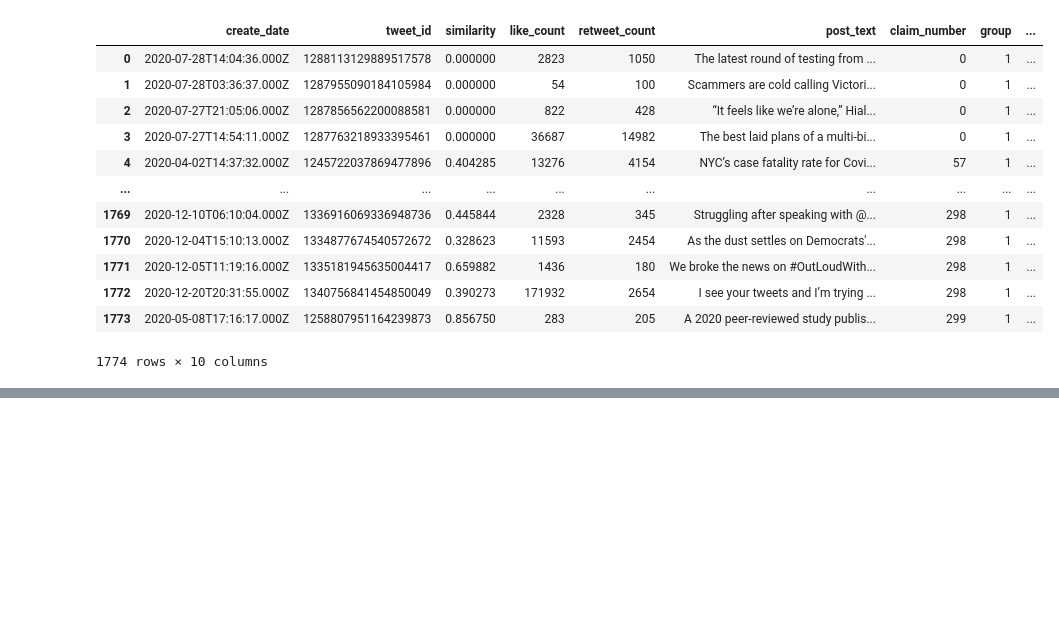
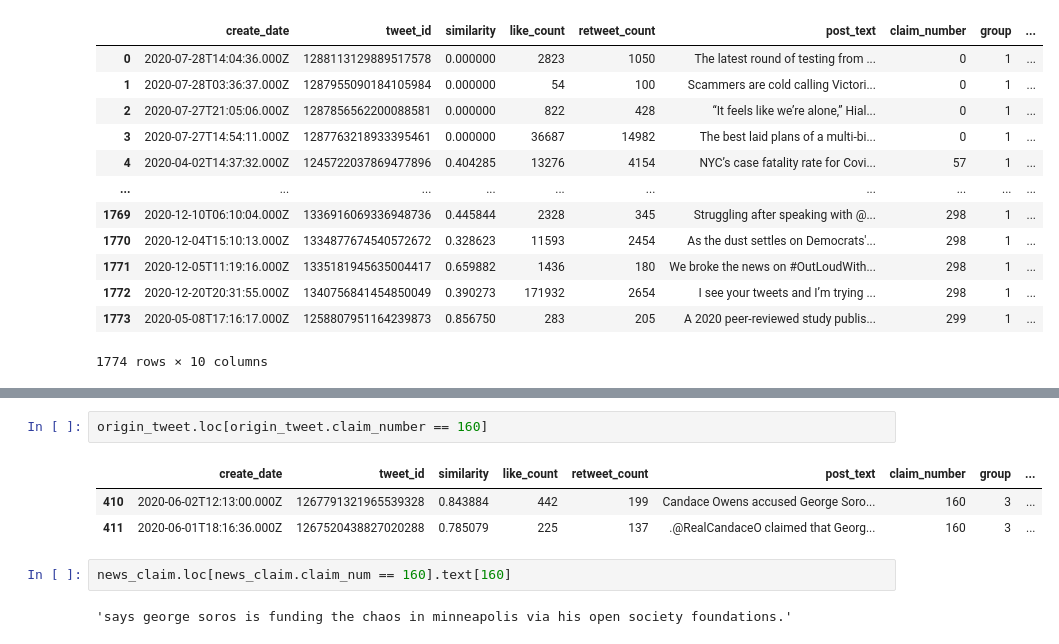
Before and after one commit to ethan-grinberg/misinformation-cluster-analysis, a Jupyter notebook: notebooks/7-ebg-exploring-fibvid.ipynb, the cells around one changed output, grey strips where cells are left out. Saved outputs shown, nothing was run; the diff lists cells and outputs as text; blank space fills up the shorter version.

```diff
--- a/notebooks/7-ebg-exploring-fibvid.ipynb
+++ b/notebooks/7-ebg-exploring-fibvid.ipynb
@@ -40,0 +84,10 @@ claim_propagation
+# %%
+origin_tweet.loc[origin_tweet.claim_number == 160]
+# %% [output]
+|  | create_date | tweet_id | similarity | like_count | retweet_count | post_text | claim_number | group | ... |
+| 410 | 2020-06-02T12:13:00.000Z | 1267791321965539328 | 0.843884 | 442 | 199 | Candace Owens accused George Soro... | 160 | 3 | ... |
+| 411 | 2020-06-01T18:16:36.000Z | 1267520438827020288 | 0.785079 | 225 | 137 | .@RealCandaceO claimed that Georg... | 160 | 3 | ... |
+# %%
+news_claim.loc[news_claim.claim_num == 160].text[160]
+# %% [output]
+'says george soros is funding the chaos in minneapolis via his open society foundations.'
```
Also changed, not shown: parts of 11 cells of this notebook.
